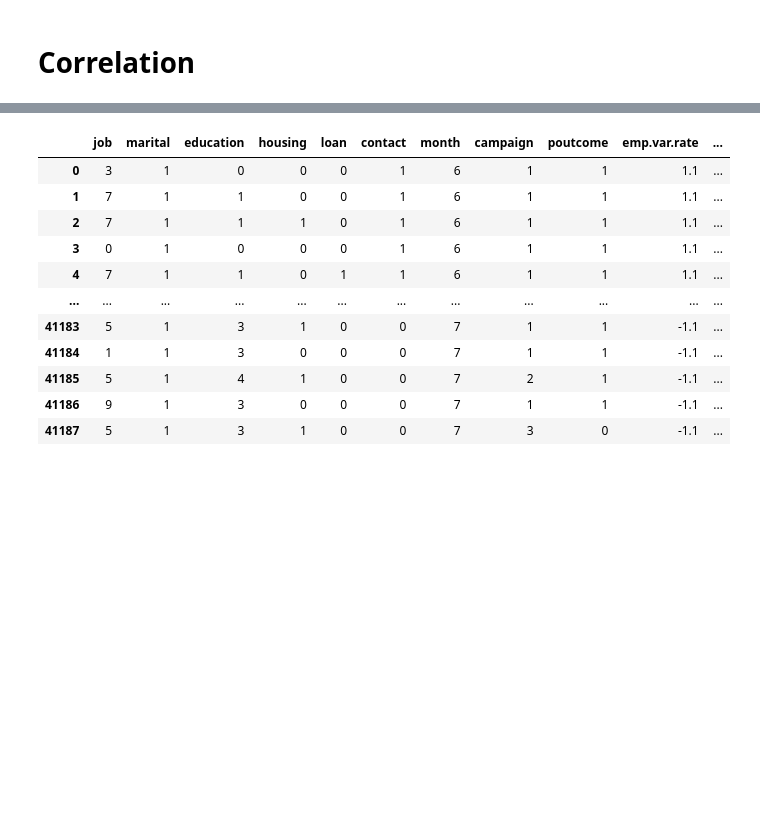
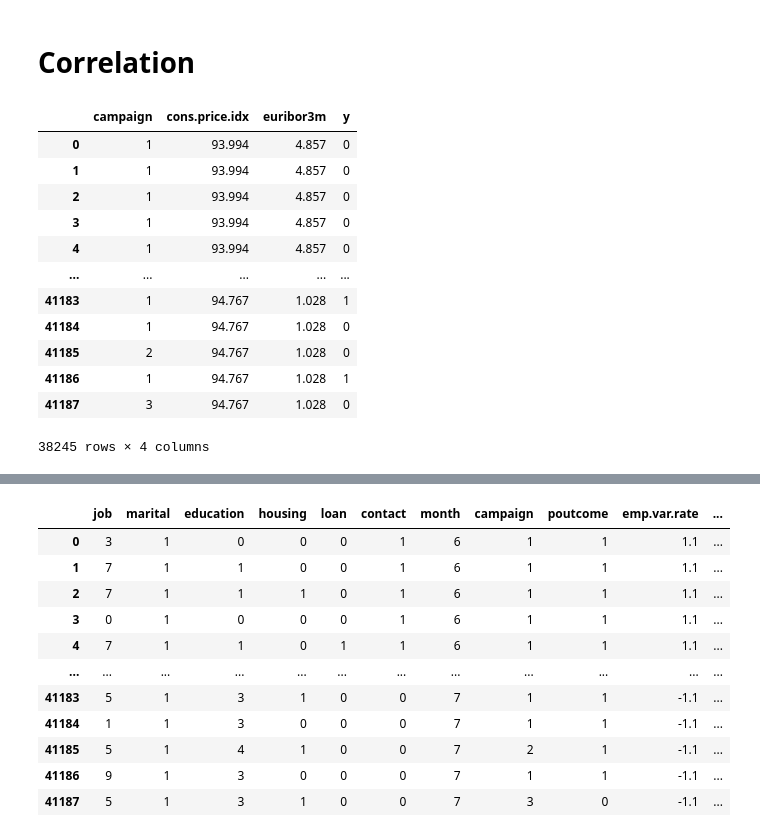
Before and after one commit to only18days/Bank-Marketing-Analysis, a Jupyter notebook: Bank Marketing Analysis.ipynb, the cells around one changed output, grey strips where cells are left out. Saved outputs shown, nothing was run; the diff lists cells and outputs as text; code cells hidden in the pictures; blank space fills up the shorter version.

```diff
--- a/Bank Marketing Analysis.ipynb
+++ b/Bank Marketing Analysis.ipynb
@@ -538,3 +547,21 @@ dtype: float64
 [figure]
 # %% [markdown]
 # Correlation
+# %%
+# Get 'campaign', 'cons.price.idx', 'euribor3m' in dummy_df
+sub_df = dummy_df[['campaign', 'cons.price.idx', 'euribor3m', 'y']]
+sub_df
+# %% [output]
+|  | campaign | cons.price.idx | euribor3m | y |
+| 0 | 1 | 93.994 | 4.857 | 0 |
+| 1 | 1 | 93.994 | 4.857 | 0 |
+| 2 | 1 | 93.994 | 4.857 | 0 |
+| 3 | 1 | 93.994 | 4.857 | 0 |
+| 4 | 1 | 93.994 | 4.857 | 0 |
+| ... | ... | ... | ... | ... |
+| 41183 | 1 | 94.767 | 1.028 | 1 |
+| 41184 | 1 | 94.767 | 1.028 | 0 |
+| 41185 | 2 | 94.767 | 1.028 | 0 |
+| 41186 | 1 | 94.767 | 1.028 | 1 |
+| 41187 | 3 | 94.767 | 1.028 | 0 |
+38245 rows × 4 columns
```
Also changed, not shown: parts of 2 cells of this notebook.
